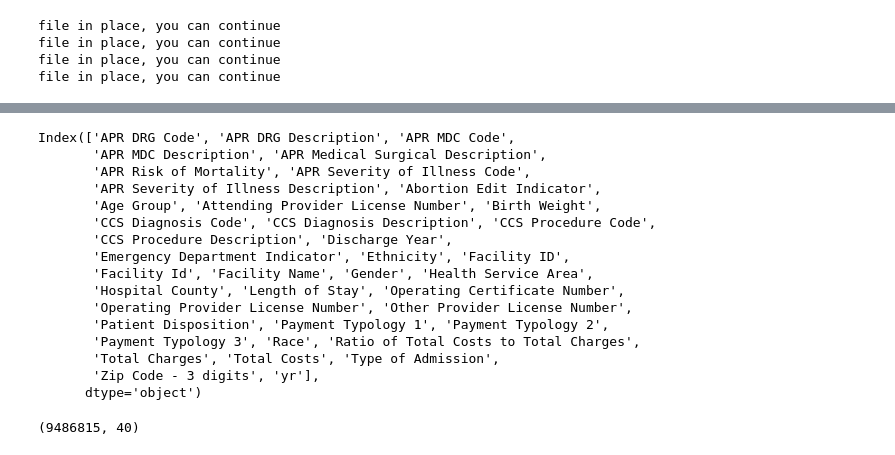
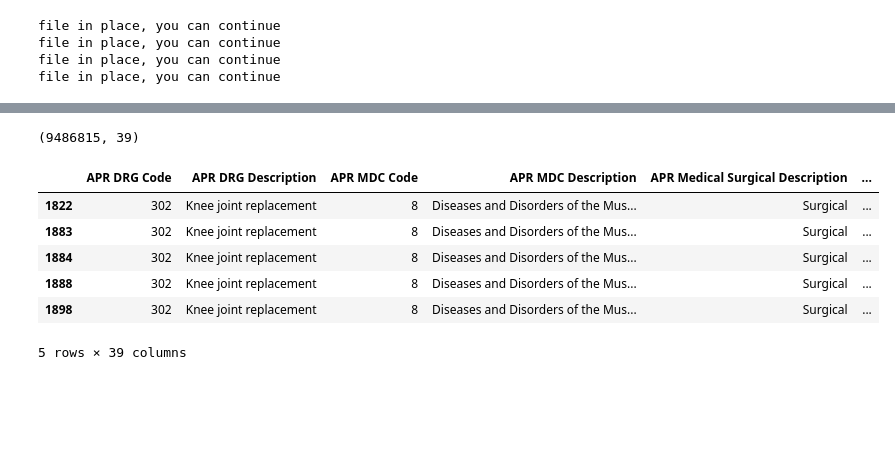
Before and after one commit to meiguan/nycHospitalPricing, a Jupyter notebook: 4_compileNysSPARCS.ipynb, the cells around one changed output, grey strips where cells are left out. Drawn from its saved outputs; the diff is of its cells as text; code cells hidden in the pictures; blank space fills up the shorter version.

```diff
--- a/4_compileNysSPARCS.ipynb
+++ b/4_compileNysSPARCS.ipynb
@@ -66,4 +62,6 @@ for i in range(len(sparcsFiles)):
     df_name = sparcsFiles[i].split(".")[:-1][0]
     temp = pd.read_csv(nysHealth + sparcsFiles[i])
     temp['yr'] = sparcsFiles[i].split(".")[:-1][0][6:]
+    temp.rename(columns={'Facility ID':'Facility Id'}, inplace=True)
+    print(temp.shape)
     collect_df[df_name] = temp
@@ -82,23 +75,16 @@ sparcsAll.head()
-# %%
-sparcsAll.columns
-# %% [output]
-Index(['APR DRG Code', 'APR DRG Description', 'APR MDC Code',
-       'APR MDC Description', 'APR Medical Surgical Description',
-       'APR Risk of Mortality', 'APR Severity of Illness Code',
-       'APR Severity of Illness Description', 'Abortion Edit Indicator',
-       'Age Group', 'Attending Provider License Number', 'Birth Weight',
-       'CCS Diagnosis Code', 'CCS Diagnosis Description', 'CCS Procedure Code',
-       'CCS Procedure Description', 'Discharge Year',
-       'Emergency Department Indicator', 'Ethnicity', 'Facility ID',
-       'Facility Id', 'Facility Name', 'Gender', 'Health Service Area',
-       'Hospital County', 'Length of Stay', 'Operating Certificate Number',
-       'Operating Provider License Number', 'Other Provider License Number',
-       'Patient Disposition', 'Payment Typology 1', 'Payment Typology 2',
-       'Payment Typology 3', 'Race', 'Ratio of Total Costs to Total Charges',
-       'Total Charges', 'Total Costs', 'Type of Admission',
-       'Zip Code - 3 digits', 'yr'],
-      dtype='object')
 # %%
 sparcsAll.shape
 # %% [output]
-(9486815, 40)
+(9486815, 39)
+# %%
+#cleaning to only knee related
+sparcsKnee = sparcsAll[sparcsAll['APR DRG Code']==302]
+sparcsKnee.head()
+# %% [output]
+|  | APR DRG Code | APR DRG Description | APR MDC Code | APR MDC Description | APR Medical Surgical Description | ... |
+| 1822 | 302 | Knee joint replacement | 8 | Diseases and Disorders of the Mus... | Surgical | ... |
+| 1883 | 302 | Knee joint replacement | 8 | Diseases and Disorders of the Mus... | Surgical | ... |
+| 1884 | 302 | Knee joint replacement | 8 | Diseases and Disorders of the Mus... | Surgical | ... |
+| 1888 | 302 | Knee joint replacement | 8 | Diseases and Disorders of the Mus... | Surgical | ... |
+| 1898 | 302 | Knee joint replacement | 8 | Diseases and Disorders of the Mus... | Surgical | ... |
+5 rows × 39 columns
```
Also changed, not shown: parts of 5 cells of this notebook, 1 other file.
